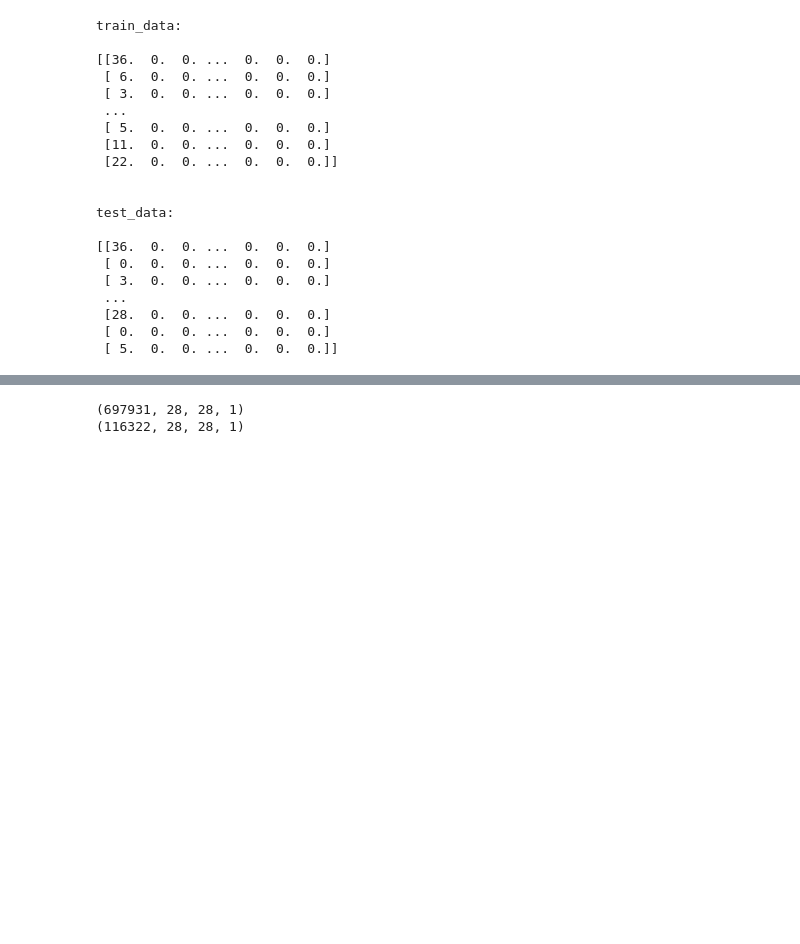
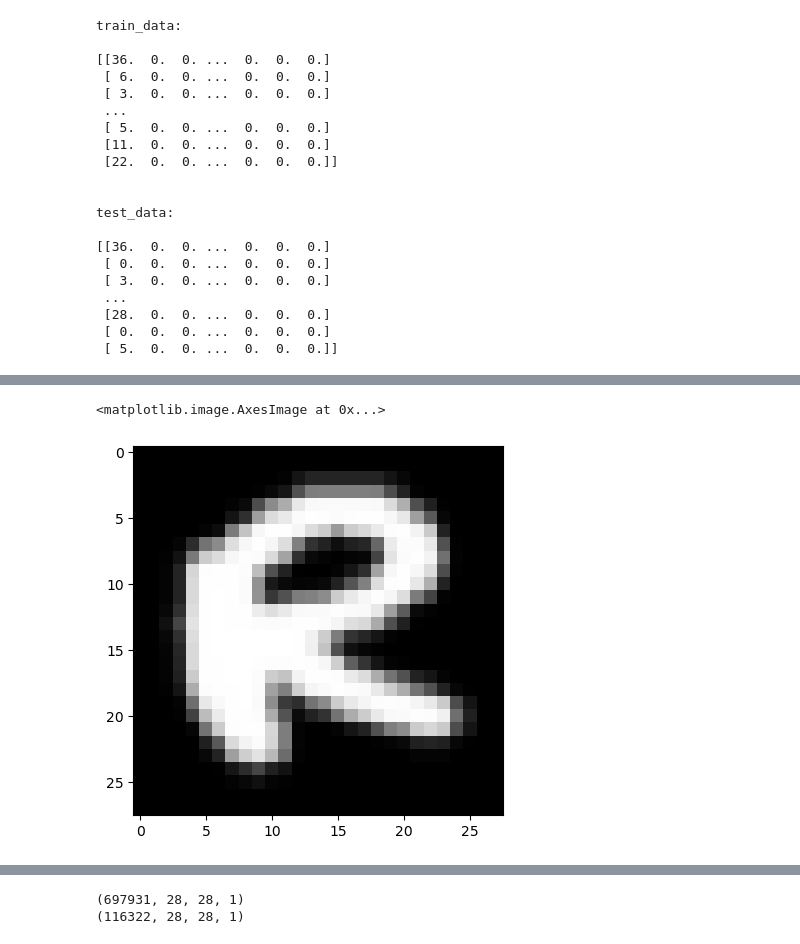
Before and after one commit to Abhishek00013/Handwritten_Character_Recognition, a Jupyter notebook: CNNFORHCR.ipynb, the cells around one changed output, grey strips where cells are left out. Drawn from its saved outputs; the diff is of its cells as text; code cells hidden in the pictures; blank space fills up the shorter version.

```diff
--- a/CNNFORHCR.ipynb
+++ b/CNNFORHCR.ipynb
@@ -133,3 +115,8 @@ for i in range(116322):
     image = np.transpose(image)
     image = image.reshape((28, 28, 1))
     test_x[i] = image
+# %%
+plt.imshow(test_x[14], cmap="gray")
+# %% [output]
+<matplotlib.image.AxesImage at 0x...>
+[figure, added]
```
Also changed, not shown: parts of 29 cells of this notebook, 1 other file.
